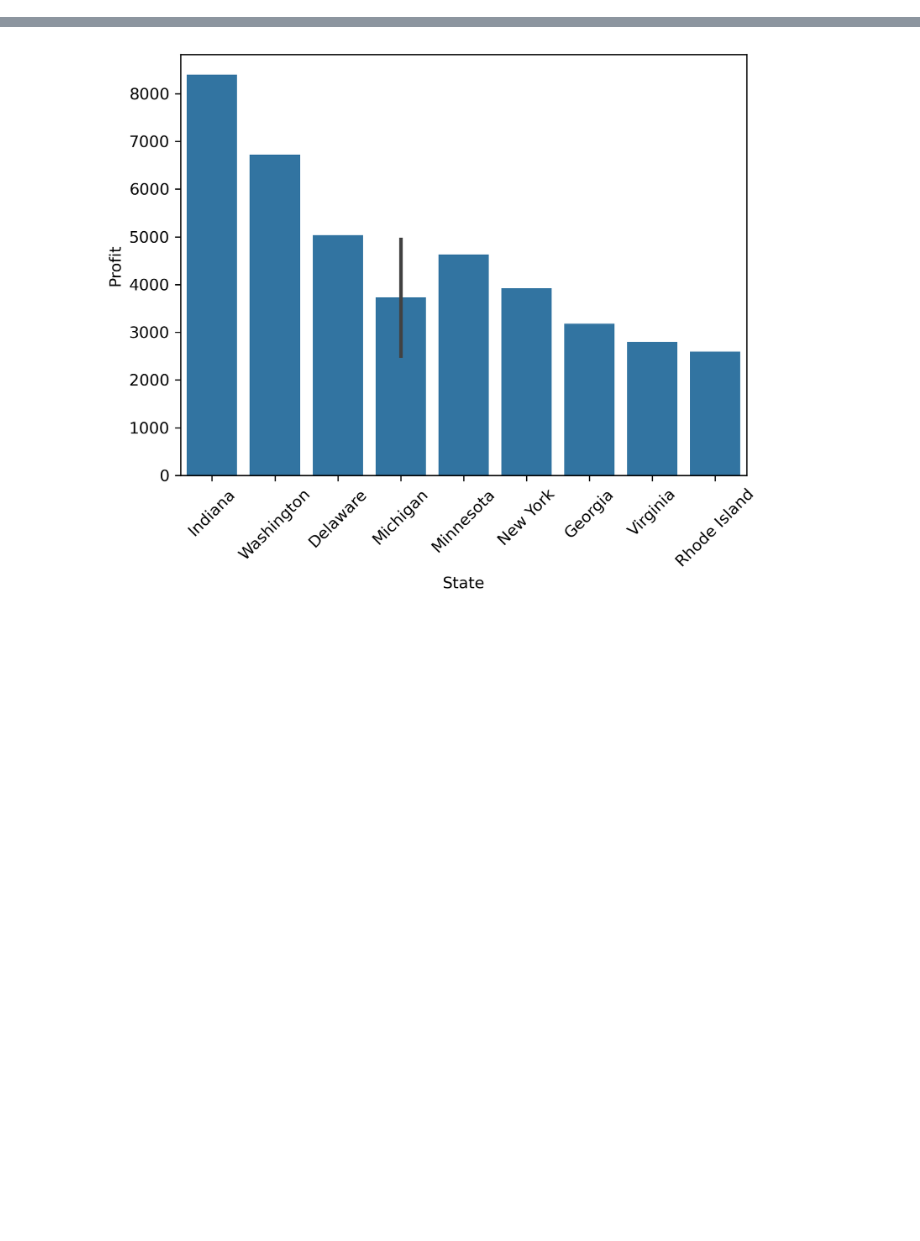
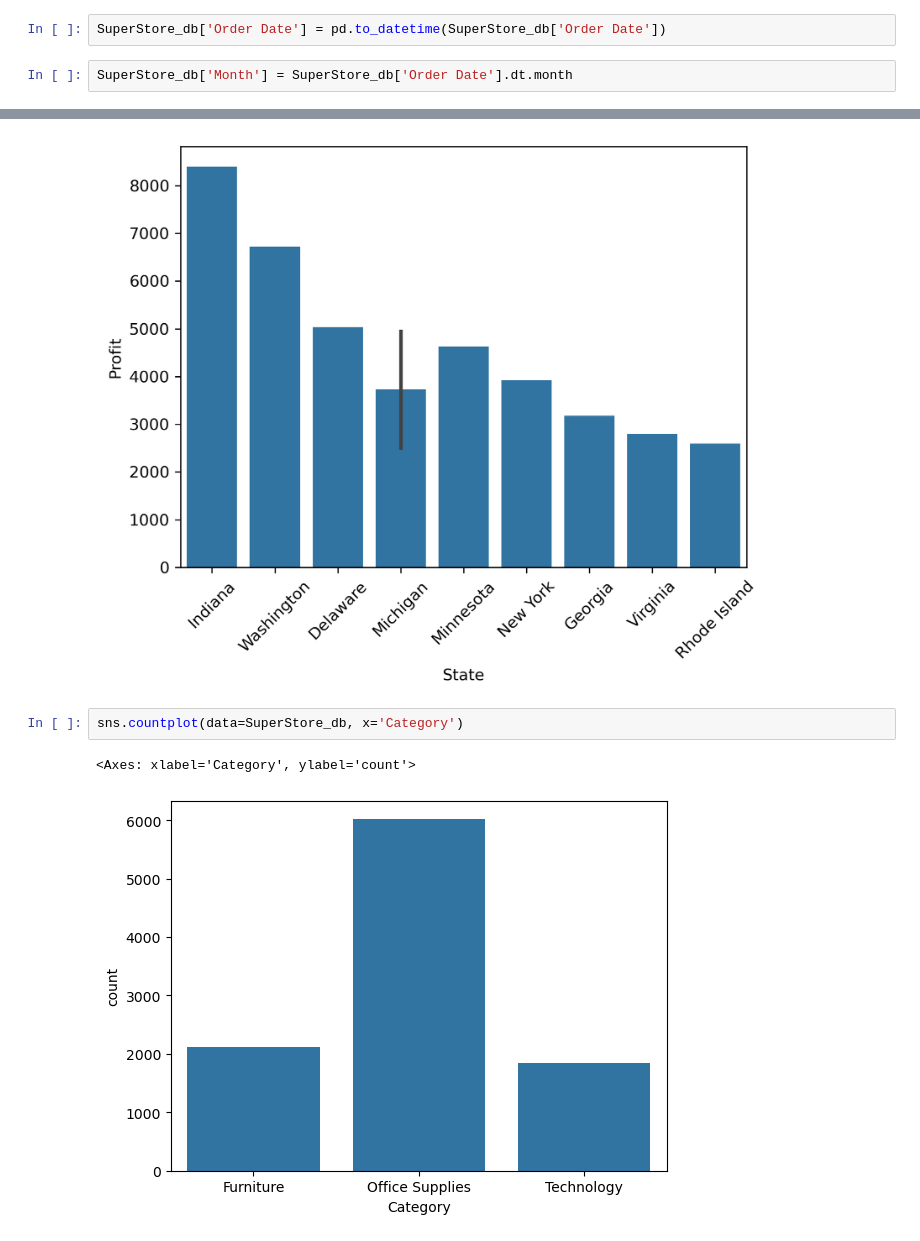
Before and after one commit to enzo253/BI_Analysis, a Jupyter notebook: BI_EDA.ipynb, the cells around one changed output, grey strips where cells are left out. Drawn from its saved outputs; the diff is of its cells as text; blank space fills up the shorter version.

```diff
--- a/BI_EDA.ipynb
+++ b/BI_EDA.ipynb
@@ -64,6 +64,10 @@ Index(['STATEFP', 'STATENS', 'AFFGEOID', 'GEOID', 'STUSPS', 'State', 'LSAD',
        'Sub-Category', 'Product Name', 'Sales', 'Quantity', 'Discount',
        'Profit'],
       dtype='object')
+# %%
+SuperStore_db['Order Date'] = pd.to_datetime(SuperStore_db['Order Date'])
+# %%
+SuperStore_db['Month'] = SuperStore_db['Order Date'].dt.month
 # %%
 top_10_states = SuperStore_db.sort_values(by='Profit', ascending=False).head(10)
 
@@ -73,3 +77,8 @@ plt.xticks(rotation=45)
 plt.tight_layout()
 # %% [output]
 [figure]
+# %%
+sns.countplot(data=SuperStore_db, x='Category')
+# %% [output]
+<Axes: xlabel='Category', ylabel='count'>
+[figure, added]
```
Also changed, not shown: parts of 18 cells of this notebook, 3 other files.
